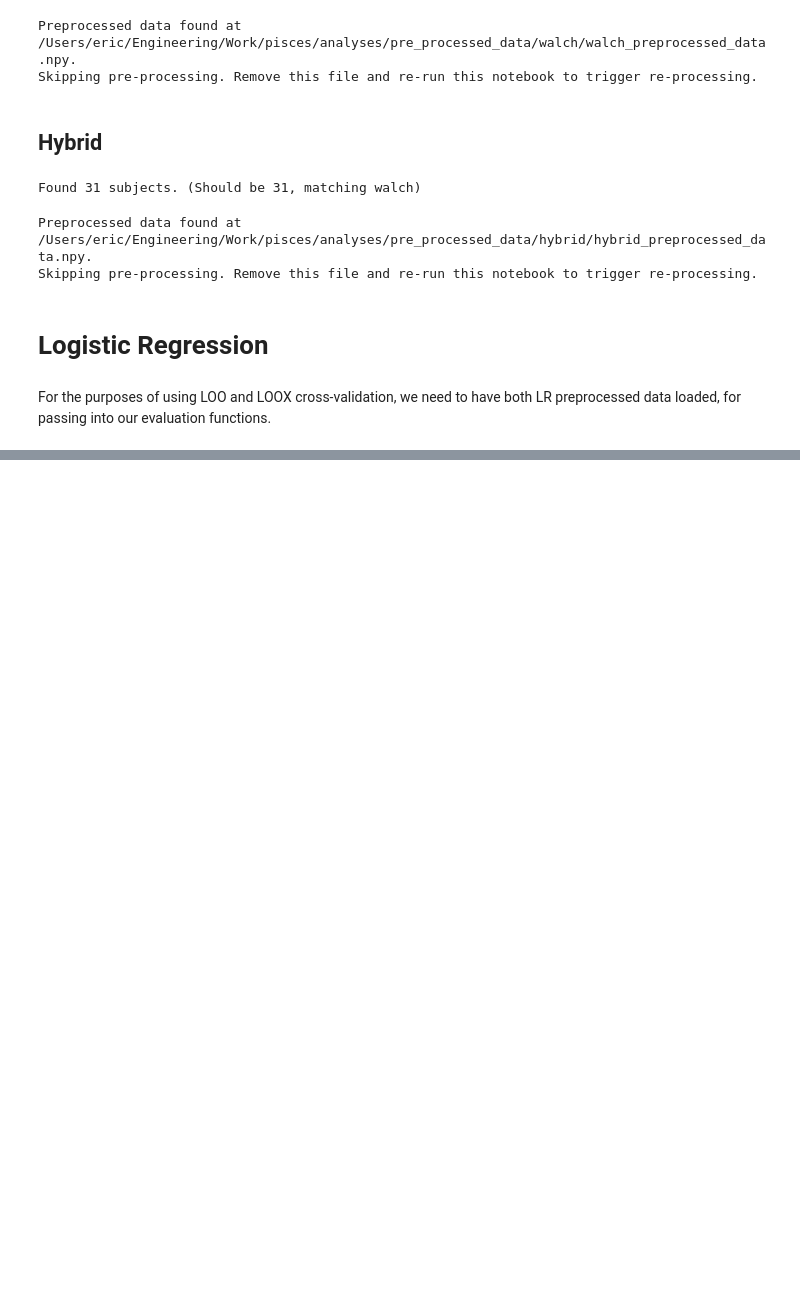
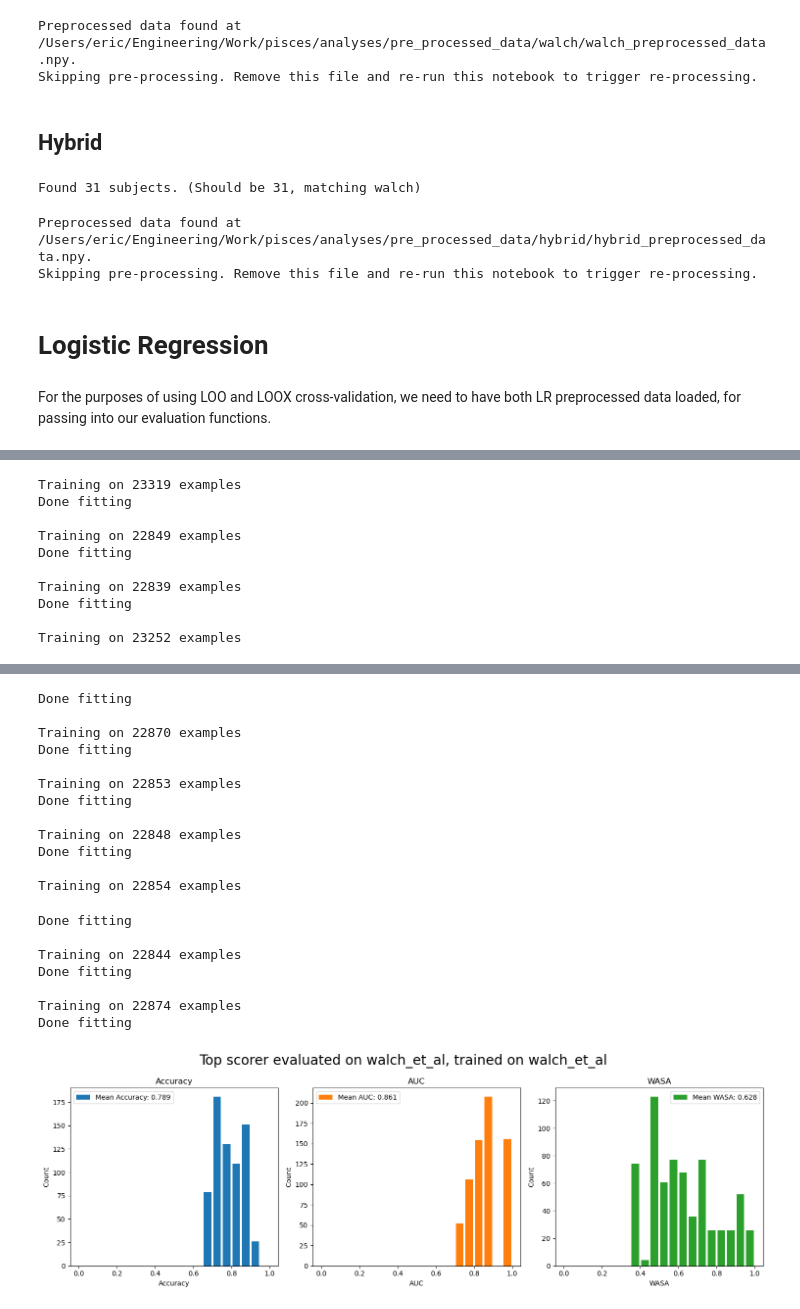
Before and after one commit to ericcanton/pisces, a Jupyter notebook: analyses/comparing_LR_MOUNet.ipynb, the cells around one changed output, grey strips where cells are left out. Cells and saved outputs as stored; diff of their text form; code cells hidden in the pictures; blank space fills up the shorter version.

```diff
--- a/analyses/comparing_LR_MOUNet.ipynb
+++ b/analyses/comparing_LR_MOUNet.ipynb
@@ -170,3 +174,52 @@ preprocessed_data_log_reg = {
     walch.name:  {id: swc_walch.get_needed_X_y(id) for id in tqdm(ids_to_split, desc=tqdm_message_preprocess)},
     hybrid.name:  {id: swc_hybrid.get_needed_X_y(id) for id in tqdm(ids_to_split, desc=tqdm_message_preprocess)},
 }
+# %%
+TRAIN_SET = walch.name
+EVAL_SET = walch.name
+PLOT_TITLE = f'Top scorer evaluated on {EVAL_SET}, trained on {TRAIN_SET}'
+
+from analyses.utils.metrics import calculate_metrics_from_splits
+
+
+tqdm_message_train = f"Training {len(ids_to_split)} splits"
+all_splits = split_maker.split(ids_to_split)
+
+models = []
+splits = []
+
+model_fn, _ = make_lr_model(walch, **log_reg_hyperparameters)
+
+training_preprocessed_data = preprocessed_data_log_reg[TRAIN_SET]
+evaluate_preprocessed_data = preprocessed_data_log_reg[EVAL_SET]
+for train_index, test_index in tqdm(all_splits, desc=tqdm_message_train, total=len(ids_to_split)):
+    train_ids = list(map(lambda i: ids_to_split[i], train_index)) #ids_to_split[test_index[0]]
+    test_ids = list(map(lambda i: ids_to_split[i], test_index)) #ids_to_split[test_index[0]]
+    model, _ = pm.run_split(train_indices=train_ids,
+                            preprocessed_data_set=training_preprocessed_data,
+                            swc=model_fn(), epochs=None, do_not_train=False)
+    models.append(model)
+    splits.append([train_ids, test_ids])
+
+metrics = calculate_metrics_from_splits(evaluate_preprocessed_data, models, splits)
+
+# Plot metrics
+fig, axs = plt.subplots(1, 3, figsize=(15, 5))
+
+metrics_dimensions = {'sw_accuracy': 'Accuracy', 'auc': 'AUC', 'wasa': 'WASA'}
+metric_colors = {'sw_accuracy': 'tab:blue', 'auc': 'tab:orange', 'wasa': 'tab:green'}
+
+for metric, ax in zip(metrics_dimensions.keys(), axs):
+    ax.hist(metrics[metric], range=(0, 1), bins=20, rwidth=0.8,
+            label=f"Mean {metrics_dimensions[metric]}: {np.mean(metrics[metric]):.3f}",
+            color=metric_colors[metric])
+    ax.set_title(metrics_dimensions[metric])
+    ax.set_xlabel(metrics_dimensions[metric])
+    ax.set_ylabel('Count')
+    ax.legend()
+
+plt.suptitle(PLOT_TITLE,
+             fontsize=20)
+plt.tight_layout()
+plt.show()
+# %% [output]
@@ -172,0 +249,10 @@ preprocessed_data_log_reg = {
+Training on 23319 examples
+Done fitting
+
+Training on 22849 examples
+Done fitting
+
+Training on 22839 examples
+Done fitting
+
+Training on 23252 examples
@@ -173 +283,21 @@ preprocessed_data_log_reg = {
+Done fitting
+
+Training on 22870 examples
+Done fitting
+
+Training on 22853 examples
+Done fitting
+
+Training on 22848 examples
+Done fitting
+
+Training on 22854 examples
+Done fitting
+
+Training on 22844 examples
+Done fitting
+
+Training on 22874 examples
+Done fitting
+[figure, added]
 # %%
```
Also changed, not shown: parts of 9 cells of this notebook, 1 other file.
